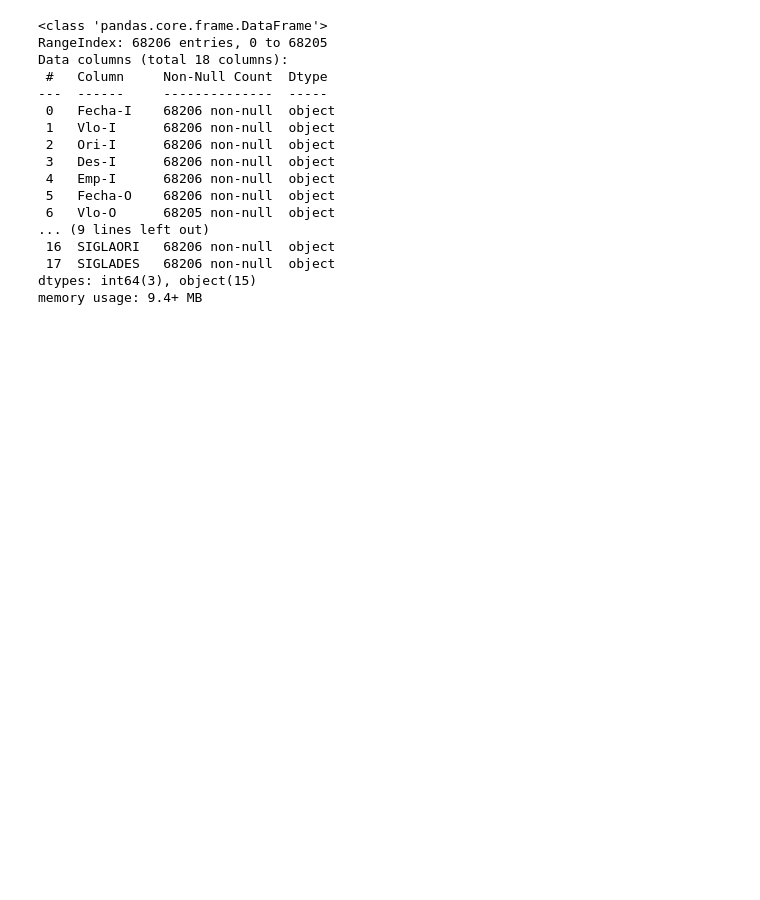
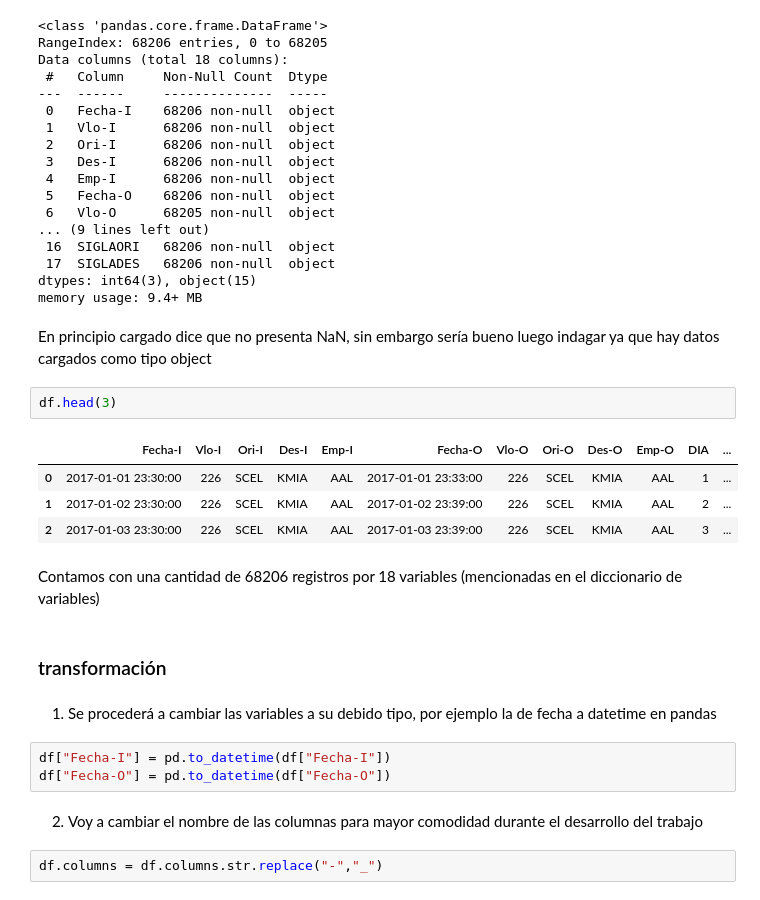
Before and after one commit to urcuqui/Data-Science, a Jupyter notebook: Challenges/lat/solution.ipynb, the cells around one changed output. Drawn from its saved outputs; the diff is of its cells as text; blank space fills up the shorter version.

```diff
--- a/Challenges/lat/solution.ipynb
+++ b/Challenges/lat/solution.ipynb
@@ -46,3 +74,25 @@ Data columns (total 18 columns):
  17  SIGLADES   68206 non-null  object
 dtypes: int64(3), object(15)
 memory usage: 9.4+ MB
+# %% [markdown]
+En principio cargado dice que no presenta NaN, sin embargo sería bueno luego indagar ya que hay datos cargados como tipo object
+# %%
+df.head(3)
+# %% [output]
+|  | Fecha-I | Vlo-I | Ori-I | Des-I | Emp-I | Fecha-O | Vlo-O | Ori-O | Des-O | Emp-O | DIA | ... |
+| 0 | 2017-01-01 23:30:00 | 226 | SCEL | KMIA | AAL | 2017-01-01 23:33:00 | 226 | SCEL | KMIA | AAL | 1 | ... |
+| 1 | 2017-01-02 23:30:00 | 226 | SCEL | KMIA | AAL | 2017-01-02 23:39:00 | 226 | SCEL | KMIA | AAL | 2 | ... |
+| 2 | 2017-01-03 23:30:00 | 226 | SCEL | KMIA | AAL | 2017-01-03 23:39:00 | 226 | SCEL | KMIA | AAL | 3 | ... |
+# %% [markdown]
+Contamos con una cantidad de 68206 registros por 18 variables (mencionadas en el diccionario de variables)
+# %% [markdown]
+### transformación
+# %% [markdown]
+1. Se procederá a cambiar las variables a su debido tipo, por ejemplo la de fecha a datetime en pandas
+# %%
+df["Fecha-I"] = pd.to_datetime(df["Fecha-I"])
+df["Fecha-O"] = pd.to_datetime(df["Fecha-O"])
+# %% [markdown]
+2. Voy a cambiar el nombre de las columnas para mayor comodidad durante el desarrollo del trabajo
+# %%
+df.columns = df.columns.str.replace("-","_")
```
Also changed, not shown: parts of 28 cells of this notebook.
